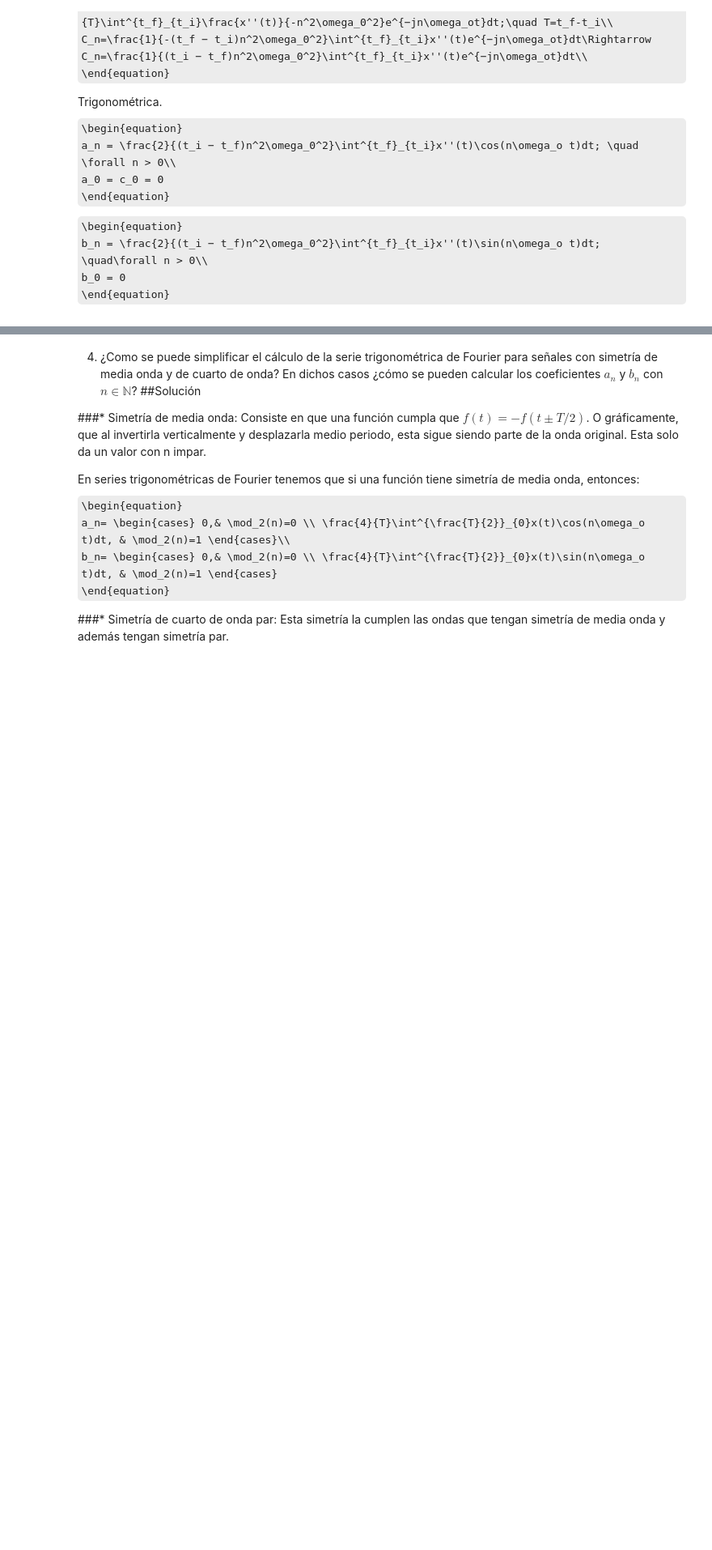
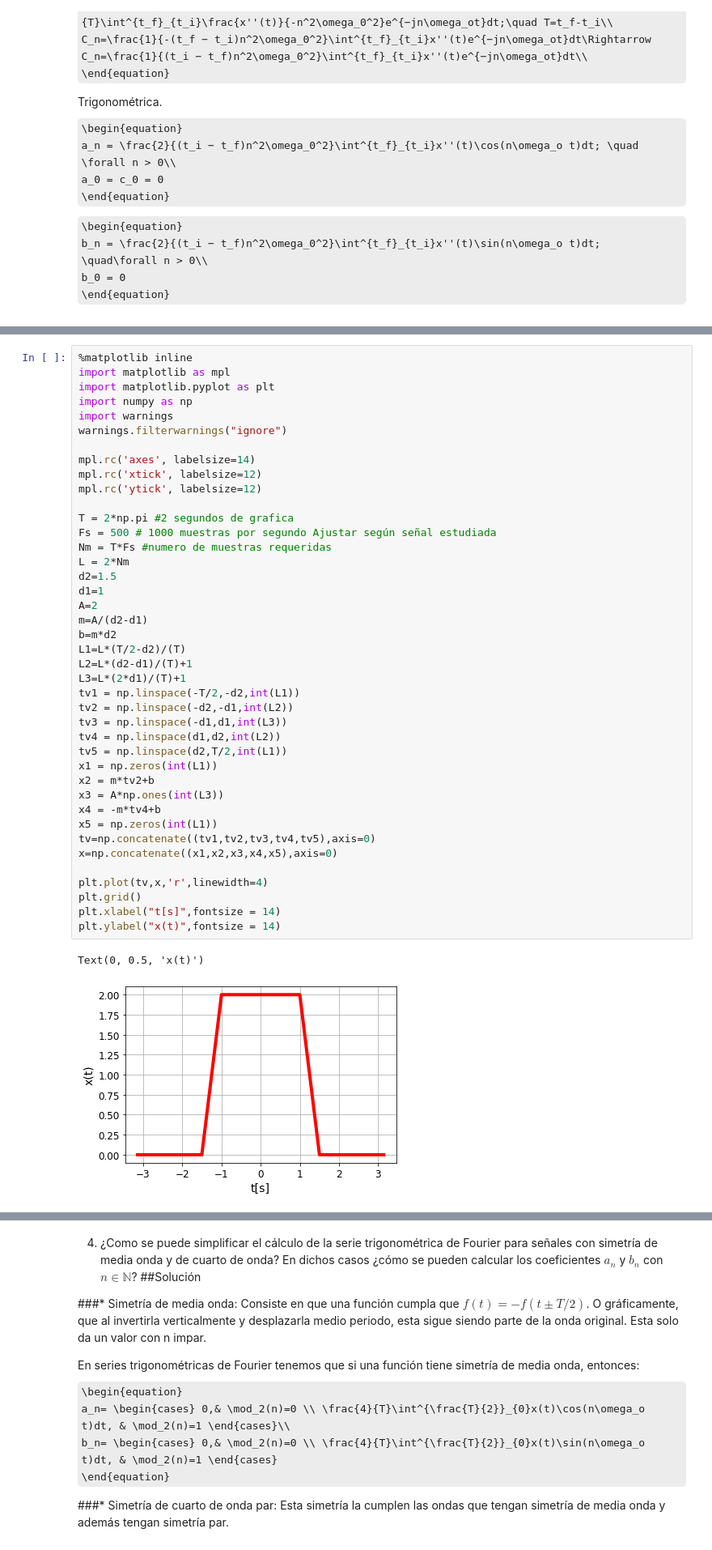
Before and after one commit to sejaramillotr/Taller-2, a Jupyter notebook: Taller_2.ipynb, the cells around one changed output, grey strips where cells are left out. Shown at 81% size. Drawn from its saved outputs; the diff is of its cells as text; some formulas as TeX source; blank space fills up the shorter version.

```diff
--- a/Taller_2.ipynb
+++ b/Taller_2.ipynb
@@ -1195,0 +1221,44 @@ Si se divide la gráfica en 5 partes, se puede cnstruir la figura de la siguient
+# %%
+%matplotlib inline
+import matplotlib as mpl
+import matplotlib.pyplot as plt
+import numpy as np
+import warnings
+warnings.filterwarnings("ignore")
+
+mpl.rc('axes', labelsize=14)
+mpl.rc('xtick', labelsize=12)
+mpl.rc('ytick', labelsize=12)
+
+T = 2*np.pi #2 segundos de grafica
+Fs = 500 # 1000 muestras por segundo Ajustar según señal estudiada
+Nm = T*Fs #numero de muestras requeridas
+L = 2*Nm
+d2=1.5
+d1=1
+A=2
+m=A/(d2-d1)
+b=m*d2
+L1=L*(T/2-d2)/(T)
+L2=L*(d2-d1)/(T)+1
+L3=L*(2*d1)/(T)+1
+tv1 = np.linspace(-T/2,-d2,int(L1))
+tv2 = np.linspace(-d2,-d1,int(L2))
+tv3 = np.linspace(-d1,d1,int(L3))
+tv4 = np.linspace(d1,d2,int(L2))
+tv5 = np.linspace(d2,T/2,int(L1))
+x1 = np.zeros(int(L1))
+x2 = m*tv2+b
+x3 = A*np.ones(int(L3))
+x4 = -m*tv4+b
+x5 = np.zeros(int(L1))
+tv=np.concatenate((tv1,tv2,tv3,tv4,tv5),axis=0)
+x=np.concatenate((x1,x2,x3,x4,x5),axis=0)
+
+plt.plot(tv,x,'r',linewidth=4)
+plt.grid()
+plt.xlabel("t[s]",fontsize = 14)
+plt.ylabel("x(t)",fontsize = 14)
+# %% [output]
+Text(0, 0.5, 'x(t)')
+[figure, added]
```
Also changed, not shown: parts of 5 cells of this notebook.
